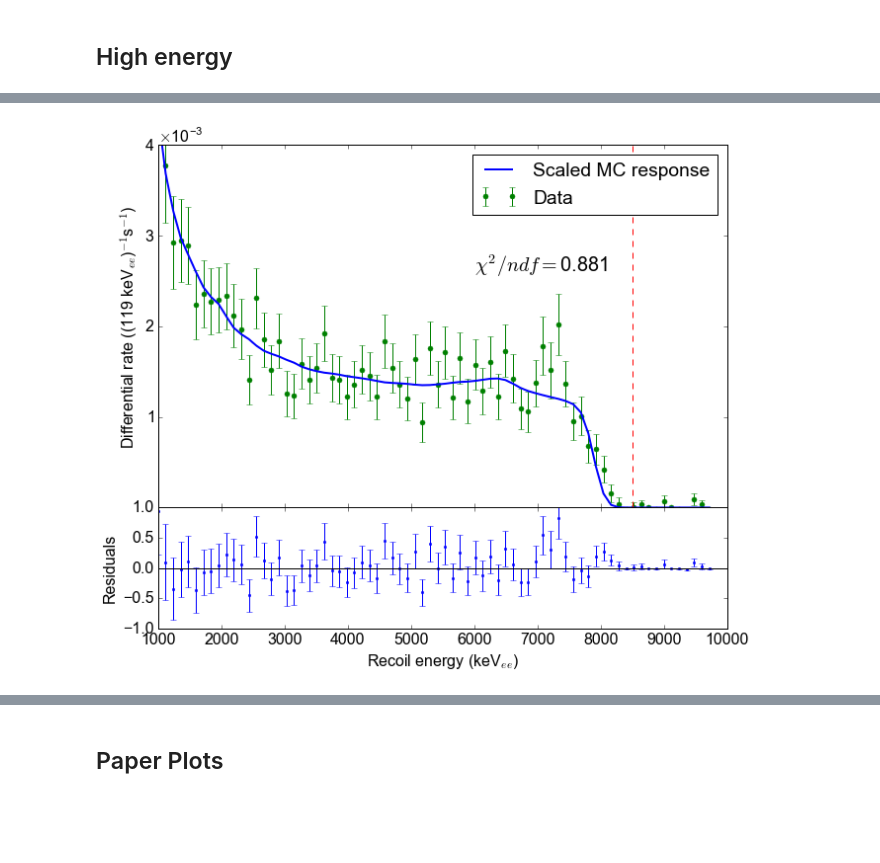
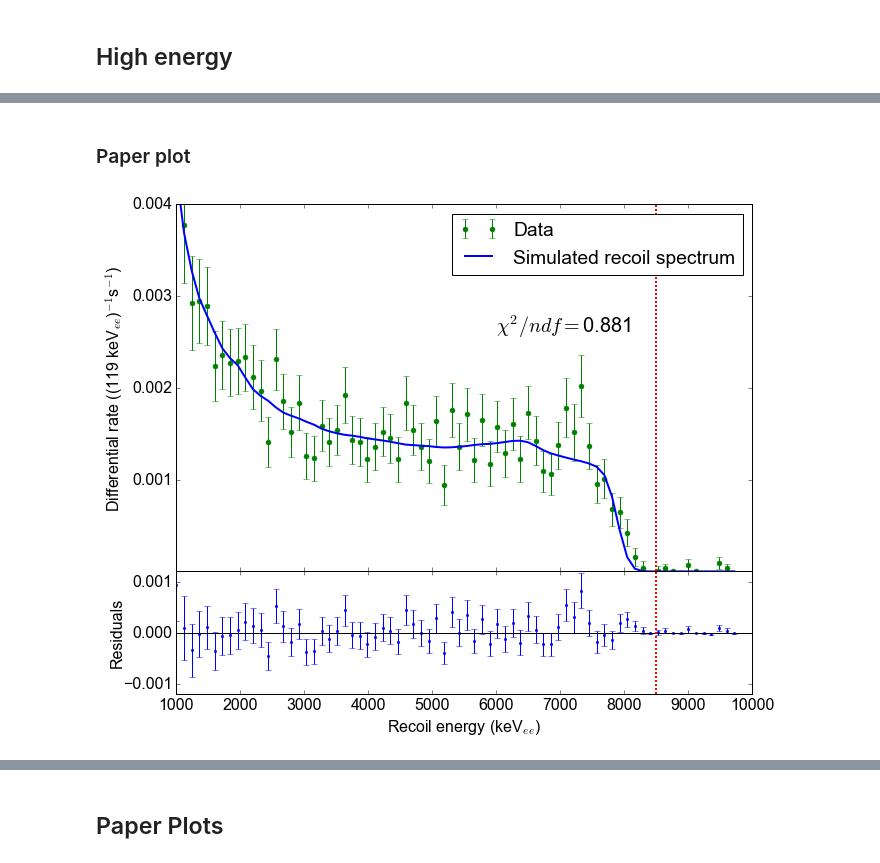
Before and after one commit to XENON1T/PTB, a Jupyter notebook: 13_read_simu_assuming_ralf_initial_dist.ipynb, the cells around one changed output, grey strips where cells are left out. Cells and saved outputs as stored; diff of their text form; code cells hidden in the pictures; blank space fills up the shorter version.

Commit message:
Many changes leading up to nice figures for paper :)

```diff
--- a/13_read_simu_assuming_ralf_initial_dist.ipynb
+++ b/13_read_simu_assuming_ralf_initial_dist.ipynb
@@ -185,6 +186,13 @@ class Fit1D:
         return sum((self.y_data[self.sel] - a*self.acc[self.sel]*self.y_model[self.sel])**2 /
                    (self.y_err[self.sel])**2) / (len(self.y_data[self.sel]) + 1)
 
+    def chi2_ndf(self, a):
+        chi2 = sum((self.y_data[self.sel] - a*self.acc[self.sel]*self.y_model[self.sel])**2 /
+                   (self.y_err[self.sel])**2)
+        ndf = (len(self.y_data[self.sel]) + 1)
+        ret = "%d/%d" % (chi2, ndf)
+        return ret
+
     def fit(self):
         self.m = Minuit(self.chi2, **self.fit_options)
         self.m.migrad()
@@ -210,9 +218,14 @@ class Fit1D:
         scale_factor = self.m.values['a']
         plt.plot(self.x, scale_factor * self.y_model * self.acc, **kwargs)
 
-    def plot_limits(self):
+    def plot_limits(self, **kwargs):
         for asdf in self.limits:
-            plt.axvline(asdf, ls='--', color='red')
+            plt.axvline(asdf, **kwargs)
+
+    def plot_limits_fancy(self):
+        for asdf in self.limits:
+            lim_plot = plt.axvline(asdf, color='red', ls='dashed', lw=2)
+            lim_plot.set_dashes([2,2])
 
     def plot_fit_no_acc(self, **kwargs):
         scale_factor = self.m.values['a']
@@ -245,6 +258,9 @@ class Fit1D:
 
     def opt_chi2(self):
         return self.chi2(self.m.values['a'])
+
+    def opt_chi2_ndf(self):
+        return self.chi2_ndf(self.m.values['a'])
 # %% [markdown]
 ### Background rejected
 # %% [markdown]
@@ -531,34 +568,47 @@ fit_he.fit()
 fit_he_14 = Fit1D(e_scale_he, fg_he_sub_proper, fg_he_sub_err_proper, response_sim_spec_he_14)
 fit_he_14.set_limits((1000,8500))
 fit_he_14.fit()
+# %% [markdown]
+### Paper plot
 # %%
 plt.figure(figsize=(10,8.5))
 # Top frame
 frame1=plt.gcf().add_axes((.1,.3,.8,.6))
 frame1.set_xticklabels([]) #Remove x-tic labels for the first frame
 fit_he.plot_data(color='green', markersize=10, marker='.', ls='None', label='Data')
-fit_he.plot_fit(label='Scaled MC response', lw=2, color='blue')
-fit_he.plot_limits()
+fit_he.plot_fit(label='Simulated recoil spectrum', lw=2, color='blue')
+fit_he.plot_limits_fancy()
 plt.xlim(1000, 10000)
 plt.ylim(0,0.004)
 plt.ylabel('Differential rate ((119 keV$_{ee}$)$^{-1}$s$^{-1}$)')
 plt.yticks(np.arange(0.001, 0.005, 0.001))
 plt.text(6000, 0.0026,'$\chi^2/ndf = $%.3f' % (fit_he.opt_chi2()), size=20)
-plt.legend()
 ax = plt.gca()
-ax.ticklabel_format(style='sci',scilimits=(-3,4),axis='y')
-ax.yaxis.major.formatter._useMathText = True
+handles, labels =  ax.get_legend_handles_labels()
+# Sort
+labels = [labels[1], labels[0]]
+handles = [handles[1], handles[0]]
+
+plt.legend(handles, labels)
+# ax = plt.gca()
+# ax.ticklabel_format(style='sci',scilimits=(-3,4),axis='y')
+# ax.yaxis.major.formatter._useMathText = True
 
 frame2=plt.gcf().add_axes((.1,.1,.8,.2))
-fit_he.plot_res_abs(scaling=1e3, marker='.',markersize=5, ls='None')
+fit_he.plot_res_abs(scaling=1, marker='.',markersize=5, ls='None')
 plt.axhline(0, color='black')
-plt.ylim(-1,1)
+plt.ylim(-0.0012,0.0012)
+plt.yticks([-0.001,0,0.001])
 plt.ylabel('Residuals')
 plt.xlabel('Recoil energy (keV$_{ee}$)')
+fit_he.plot_limits_fancy()
+
+frame1.get_yaxis().set_label_coords(-0.09,0.5)
+frame2.get_yaxis().set_label_coords(-0.09,0.5)
 
 
 plt.savefig('./figs/he_spec.pdf', bbox_inches='tight')
 plt.savefig('./figs/he_spec.png', bbox_inches='tight')
 plt.show()
 # %% [output]
-[figure, old version]
+[figure, new version]
```
Also changed, not shown: parts of 53 cells of this notebook, 47 other files.
